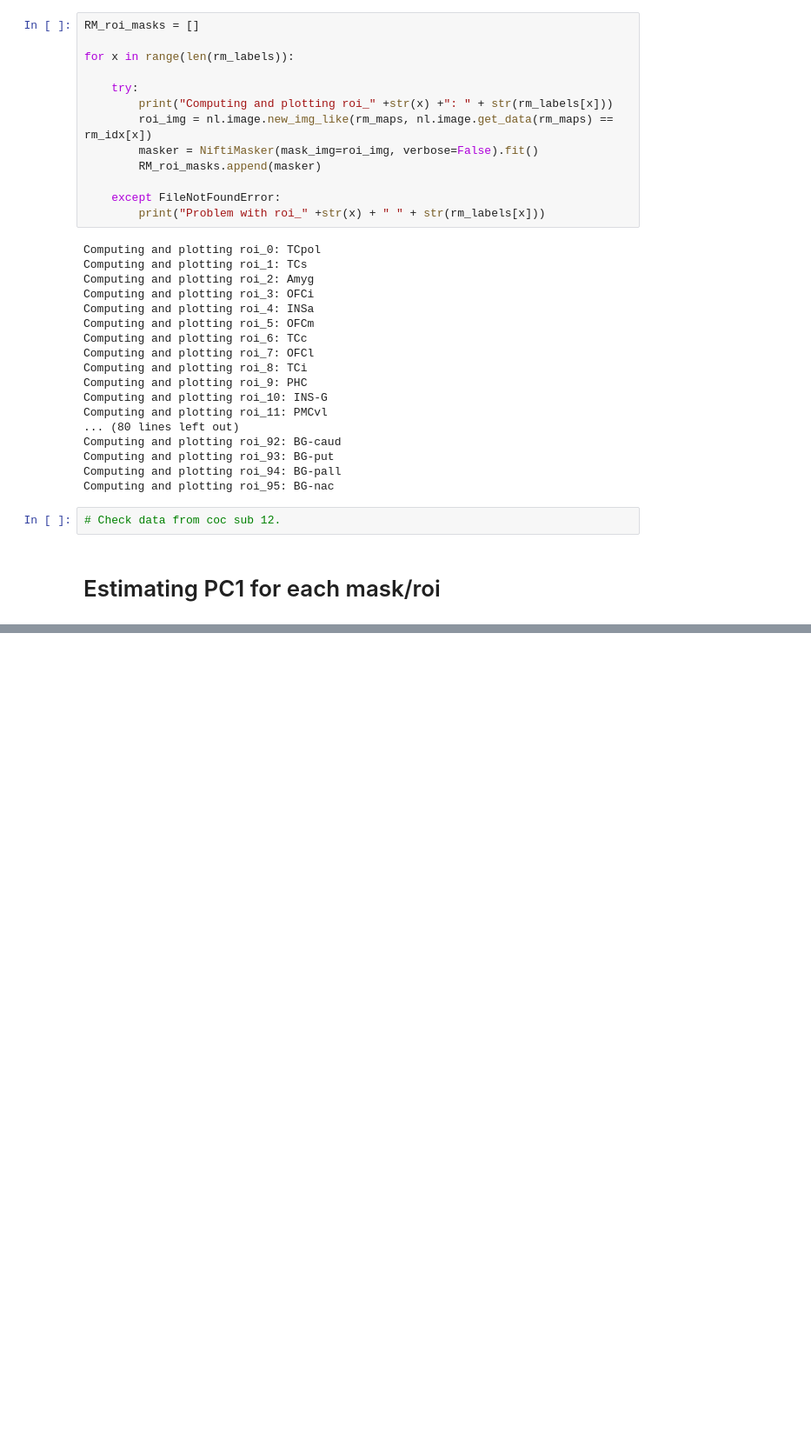
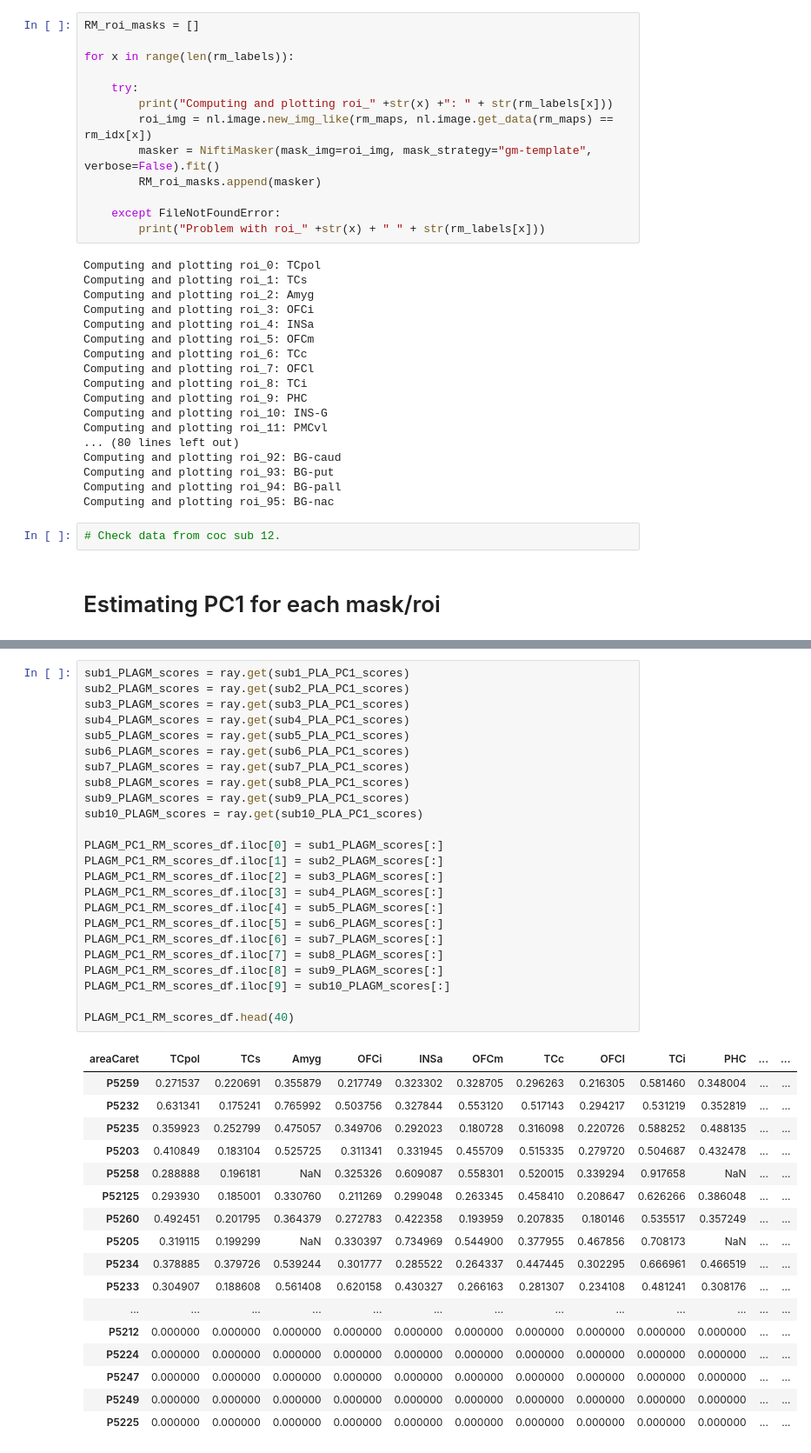
Before and after one commit to LuisA00/ResearchElective_Maastricht2023, a Jupyter notebook: Validating_RM_Fit.ipynb, the cells around one changed output, grey strips where cells are left out. Shown at 87% size. Drawn from its saved outputs; the diff is of its cells as text; blank space fills up the shorter version.

```diff
--- a/Validating_RM_Fit.ipynb
+++ b/Validating_RM_Fit.ipynb
@@ -190,7 +190,7 @@ for x in range(len(rm_labels)):
     try:
         print("Computing and plotting roi_" +str(x) +": " + str(rm_labels[x]))
         roi_img = nl.image.new_img_like(rm_maps, nl.image.get_data(rm_maps) == rm_idx[x])
-        masker = NiftiMasker(mask_img=roi_img, verbose=False).fit()
+        masker = NiftiMasker(mask_img=roi_img, mask_strategy="gm-template", verbose=False).fit()
         RM_roi_masks.append(masker)
 
     except FileNotFoundError:
@@ -330,0 +463,42 @@ COCGM_PC1_RM_scores_df.head(40)
+# %%
+sub1_PLAGM_scores = ray.get(sub1_PLA_PC1_scores)
+sub2_PLAGM_scores = ray.get(sub2_PLA_PC1_scores)
+sub3_PLAGM_scores = ray.get(sub3_PLA_PC1_scores)
+sub4_PLAGM_scores = ray.get(sub4_PLA_PC1_scores)
+sub5_PLAGM_scores = ray.get(sub5_PLA_PC1_scores)
+sub6_PLAGM_scores = ray.get(sub6_PLA_PC1_scores)
+sub7_PLAGM_scores = ray.get(sub7_PLA_PC1_scores)
+sub8_PLAGM_scores = ray.get(sub8_PLA_PC1_scores)
+sub9_PLAGM_scores = ray.get(sub9_PLA_PC1_scores)
+sub10_PLAGM_scores = ray.get(sub10_PLA_PC1_scores)
+
+PLAGM_PC1_RM_scores_df.iloc[0] = sub1_PLAGM_scores[:]
+PLAGM_PC1_RM_scores_df.iloc[1] = sub2_PLAGM_scores[:]
+PLAGM_PC1_RM_scores_df.iloc[2] = sub3_PLAGM_scores[:]
+PLAGM_PC1_RM_scores_df.iloc[3] = sub4_PLAGM_scores[:]
+PLAGM_PC1_RM_scores_df.iloc[4] = sub5_PLAGM_scores[:]
+PLAGM_PC1_RM_scores_df.iloc[5] = sub6_PLAGM_scores[:]
+PLAGM_PC1_RM_scores_df.iloc[6] = sub7_PLAGM_scores[:]
+PLAGM_PC1_RM_scores_df.iloc[7] = sub8_PLAGM_scores[:]
+PLAGM_PC1_RM_scores_df.iloc[8] = sub9_PLAGM_scores[:]
+PLAGM_PC1_RM_scores_df.iloc[9] = sub10_PLAGM_scores[:]
+
+PLAGM_PC1_RM_scores_df.head(40)
+# %% [output]
+| areaCaret | TCpol | TCs | Amyg | OFCi | INSa | OFCm | TCc | OFCl | TCi | PHC | ... | ... |
+| P5259 | 0.271537 | 0.220691 | 0.355879 | 0.217749 | 0.323302 | 0.328705 | 0.296263 | 0.216305 | 0.581460 | 0.348004 | ... | ... |
+| P5232 | 0.631341 | 0.175241 | 0.765992 | 0.503756 | 0.327844 | 0.553120 | 0.517143 | 0.294217 | 0.531219 | 0.352819 | ... | ... |
+| P5235 | 0.359923 | 0.252799 | 0.475057 | 0.349706 | 0.292023 | 0.180728 | 0.316098 | 0.220726 | 0.588252 | 0.488135 | ... | ... |
+| P5203 | 0.410849 | 0.183104 | 0.525725 | 0.311341 | 0.331945 | 0.455709 | 0.515335 | 0.279720 | 0.504687 | 0.432478 | ... | ... |
+| P5258 | 0.288888 | 0.196181 | NaN | 0.325326 | 0.609087 | 0.558301 | 0.520015 | 0.339294 | 0.917658 | NaN | ... | ... |
+| P52125 | 0.293930 | 0.185001 | 0.330760 | 0.211269 | 0.299048 | 0.263345 | 0.458410 | 0.208647 | 0.626266 | 0.386048 | ... | ... |
+| P5260 | 0.492451 | 0.201795 | 0.364379 | 0.272783 | 0.422358 | 0.193959 | 0.207835 | 0.180146 | 0.535517 | 0.357249 | ... | ... |
+| P5205 | 0.319115 | 0.199299 | NaN | 0.330397 | 0.734969 | 0.544900 | 0.377955 | 0.467856 | 0.708173 | NaN | ... | ... |
+| P5234 | 0.378885 | 0.379726 | 0.539244 | 0.301777 | 0.285522 | 0.264337 | 0.447445 | 0.302295 | 0.666961 | 0.466519 | ... | ... |
+| P5233 | 0.304907 | 0.188608 | 0.561408 | 0.620158 | 0.430327 | 0.266163 | 0.281307 | 0.234108 | 0.481241 | 0.308176 | ... | ... |
+| ... | ... | ... | ... | ... | ... | ... | ... | ... | ... | ... | ... | ... |
+| P5212 | 0.000000 | 0.000000 | 0.000000 | 0.000000 | 0.000000 | 0.000000 | 0.000000 | 0.000000 | 0.000000 | 0.000000 | ... | ... |
+| P5224 | 0.000000 | 0.000000 | 0.000000 | 0.000000 | 0.000000 | 0.000000 | 0.000000 | 0.000000 | 0.000000 | 0.000000 | ... | ... |
+| P5247 | 0.000000 | 0.000000 | 0.000000 | 0.000000 | 0.000000 | 0.000000 | 0.000000 | 0.000000 | 0.000000 | 0.000000 | ... | ... |
+| P5249 | 0.000000 | 0.000000 | 0.000000 | 0.000000 | 0.000000 | 0.000000 | 0.000000 | 0.000000 | 0.000000 | 0.000000 | ... | ... |
+| P5225 | 0.000000 | 0.000000 | 0.000000 | 0.000000 | 0.000000 | 0.000000 | 0.000000 | 0.000000 | 0.000000 | 0.000000 | ... | ... |
```
Also changed, not shown: parts of 8 cells of this notebook, 5 other files.
